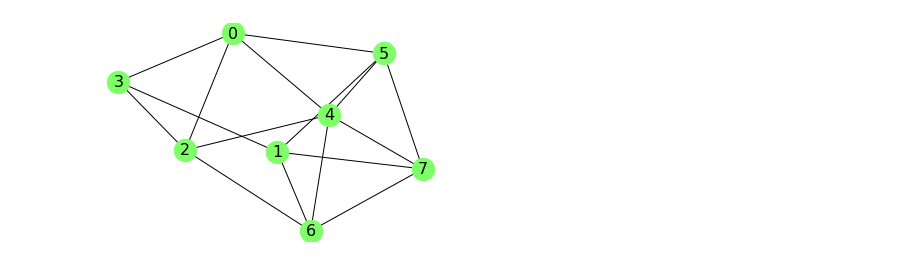
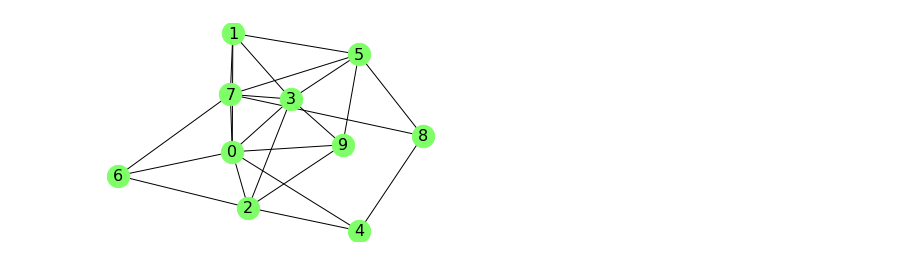
Before and after one commit to eytanohana/Graph-Algorithms, a Jupyter notebook: DFS.ipynb, the cells around one changed output. Drawn from its saved outputs; the diff is of its cells as text; code cells hidden in the pictures.

```diff
--- a/DFS.ipynb
+++ b/DFS.ipynb
@@ -3,18 +3,3 @@ import networkx as nx
 import matplotlib.pyplot as plt
 
 from helper import draw_graph, clear_marks
-# %%
-G = nx.gnm_random_graph(12, 7)
-G = nx.complete_graph(8)
-G.remove_edges_from([(0, 1), (1, 2), (6, 3), (6, 5), (7, 0), (6, 0),
-                     (2, 5), (4, 1), (7, 3), (3, 4), (7, 2), (5, 3)])
-
-for node in G.nodes:
-    G.nodes[node]['marked'] = False
-for edge in G.edges:
-    G.edges[edge]['marked'] = False
-
-
-draw_graph(G)
-# %% [output]
-[figure, removed]
@@ -27,0 +6,6 @@ G.edges[3,1]['marked'] = True
+# %%
+G = nx.gnm_random_graph(10, 20)
+G = nx.erdos_renyi_graph(10, 0.5)
+draw_graph(G)
+# %% [output]
+[figure, added]
```
Also changed, not shown: parts of 10 cells of this notebook.
